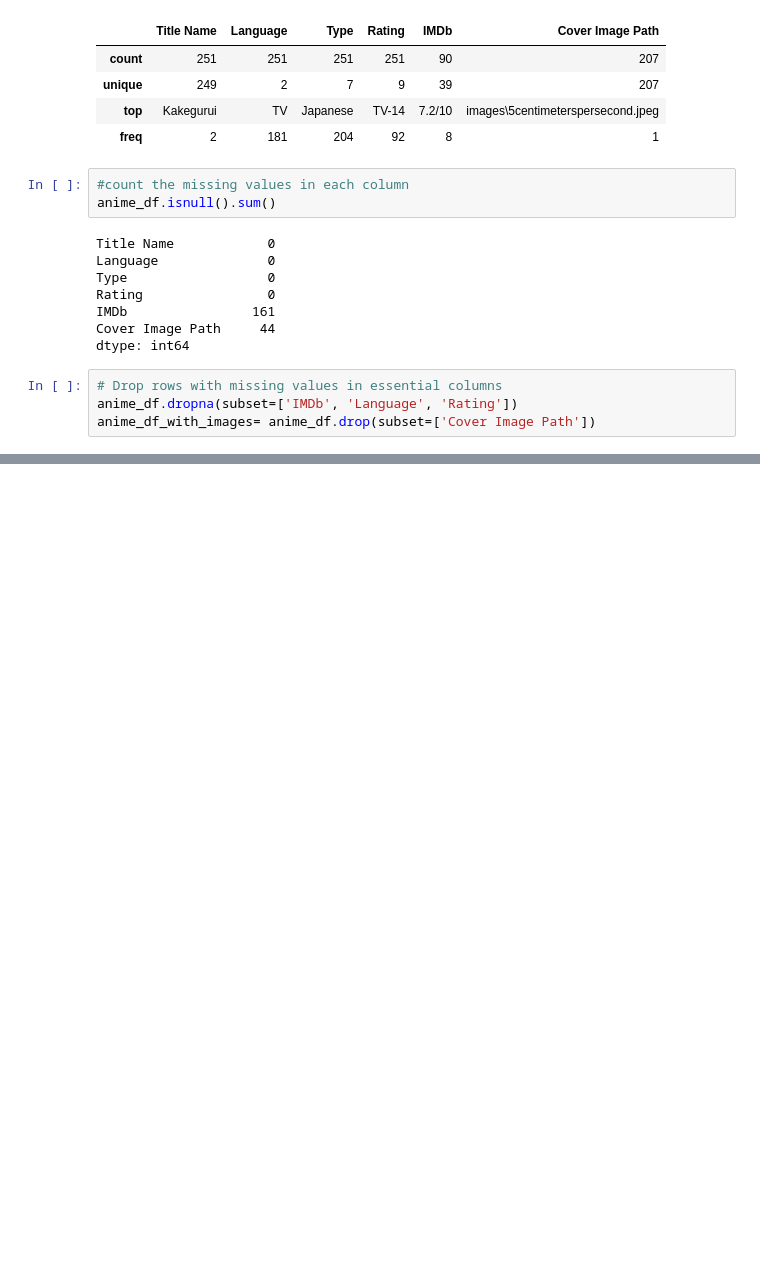
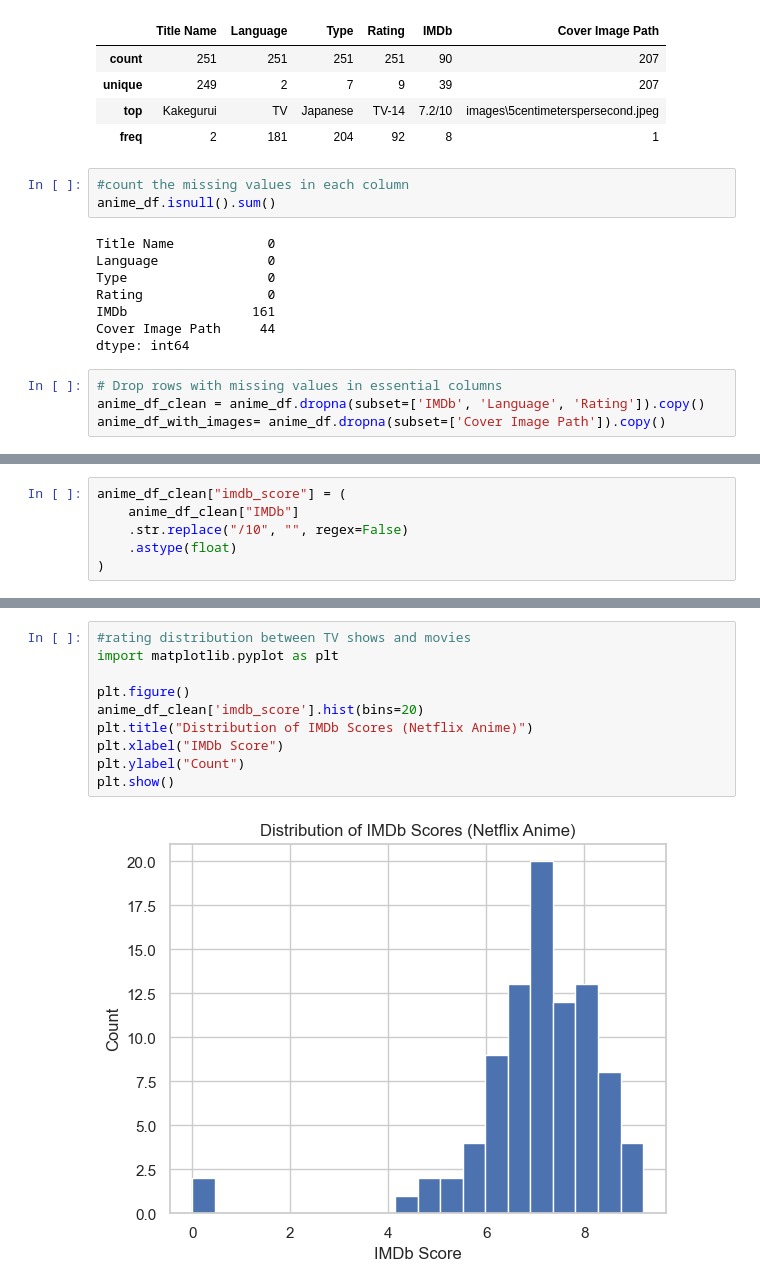
Before and after one commit to charithamoka/netflix-anime-project, a Jupyter notebook: notebooks/netflix_anime_eda.ipynb, the cells around one changed output, grey strips where cells are left out. Cells and saved outputs as stored; diff of their text form; blank space fills up the shorter version.

```diff
--- a/notebooks/netflix_anime_eda.ipynb
+++ b/notebooks/netflix_anime_eda.ipynb
@@ -274,5 +274,5 @@ Cover Image Path     44
 dtype: int64
 # %%
 # Drop rows with missing values in essential columns
-anime_df.dropna(subset=['IMDb', 'Language', 'Rating'])
-anime_df_with_images= anime_df.drop(subset=['Cover Image Path'])
+anime_df_clean = anime_df.dropna(subset=['IMDb', 'Language', 'Rating']).copy()
+anime_df_with_images= anime_df.dropna(subset=['Cover Image Path']).copy()
@@ -292,0 +279,6 @@ anime_df_with_images= anime_df.drop(subset=['Cover Image Path'])
+# %%
+anime_df_clean["imdb_score"] = (
+    anime_df_clean["IMDb"]
+    .str.replace("/10", "", regex=False)
+    .astype(float)
+)
@@ -292,0 +314,12 @@ anime_df_with_images= anime_df.drop(subset=['Cover Image Path'])
+# %%
+#rating distribution between TV shows and movies
+import matplotlib.pyplot as plt
+
+plt.figure()
+anime_df_clean['imdb_score'].hist(bins=20)
+plt.title("Distribution of IMDb Scores (Netflix Anime)")
+plt.xlabel("IMDb Score")
+plt.ylabel("Count")
+plt.show()
+# %% [output]
+[figure, added]
```
Also changed, not shown: parts of 7 cells of this notebook.
